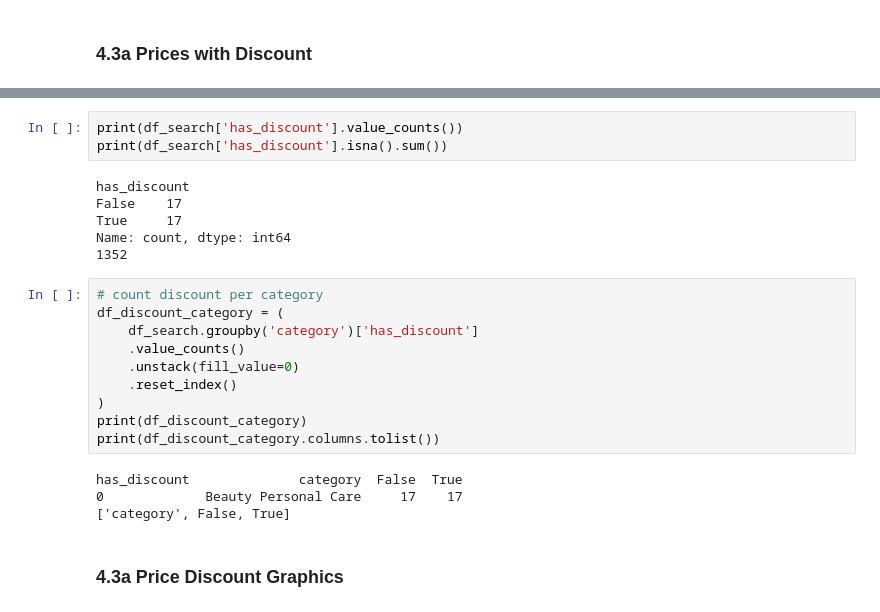
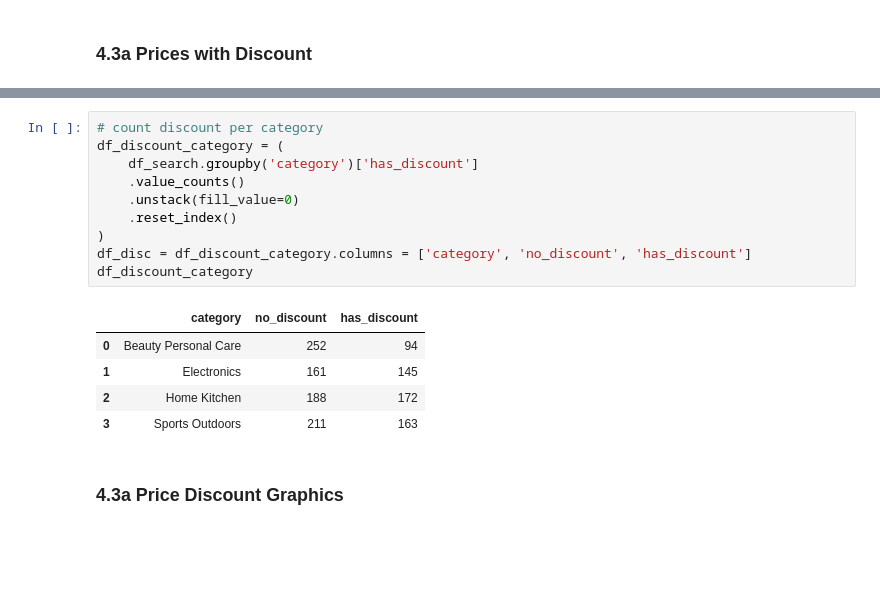
Before and after one commit to JuanCamellini/Amazon_Project_Analytics, a Jupyter notebook: notebooks/05_eda.ipynb, the cells around one changed output, grey strips where cells are left out. Saved outputs shown, nothing was run; the diff lists cells and outputs as text; blank space fills up the shorter version.

```diff
--- a/notebooks/05_eda.ipynb
+++ b/notebooks/05_eda.ipynb
@@ -317,26 +312,19 @@ df_search.tail()
-# %%
-print(df_search['has_discount'].value_counts())
-print(df_search['has_discount'].isna().sum())
-# %% [output]
-has_discount
-False    17
-True     17
-Name: count, dtype: int64
-1352
 # %%
 # count discount per category
 df_discount_category = (
     df_search.groupby('category')['has_discount']
     .value_counts()
     .unstack(fill_value=0)
     .reset_index()
 )
-print(df_discount_category)
-print(df_discount_category.columns.tolist())
+df_disc = df_discount_category.columns = ['category', 'no_discount', 'has_discount']
+df_discount_category
 # %% [output]
-has_discount              category  False  True
-0             Beauty Personal Care     17    17
-['category', False, True]
+|  | category | no_discount | has_discount |
+| 0 | Beauty Personal Care | 252 | 94 |
+| 1 | Electronics | 161 | 145 |
+| 2 | Home Kitchen | 188 | 172 |
+| 3 | Sports Outdoors | 211 | 163 |
 # %% [markdown]
 ### 4.3a Price Discount Graphics
 # %%
```
Also changed, not shown: parts of 4 cells of this notebook, 2 other files.
